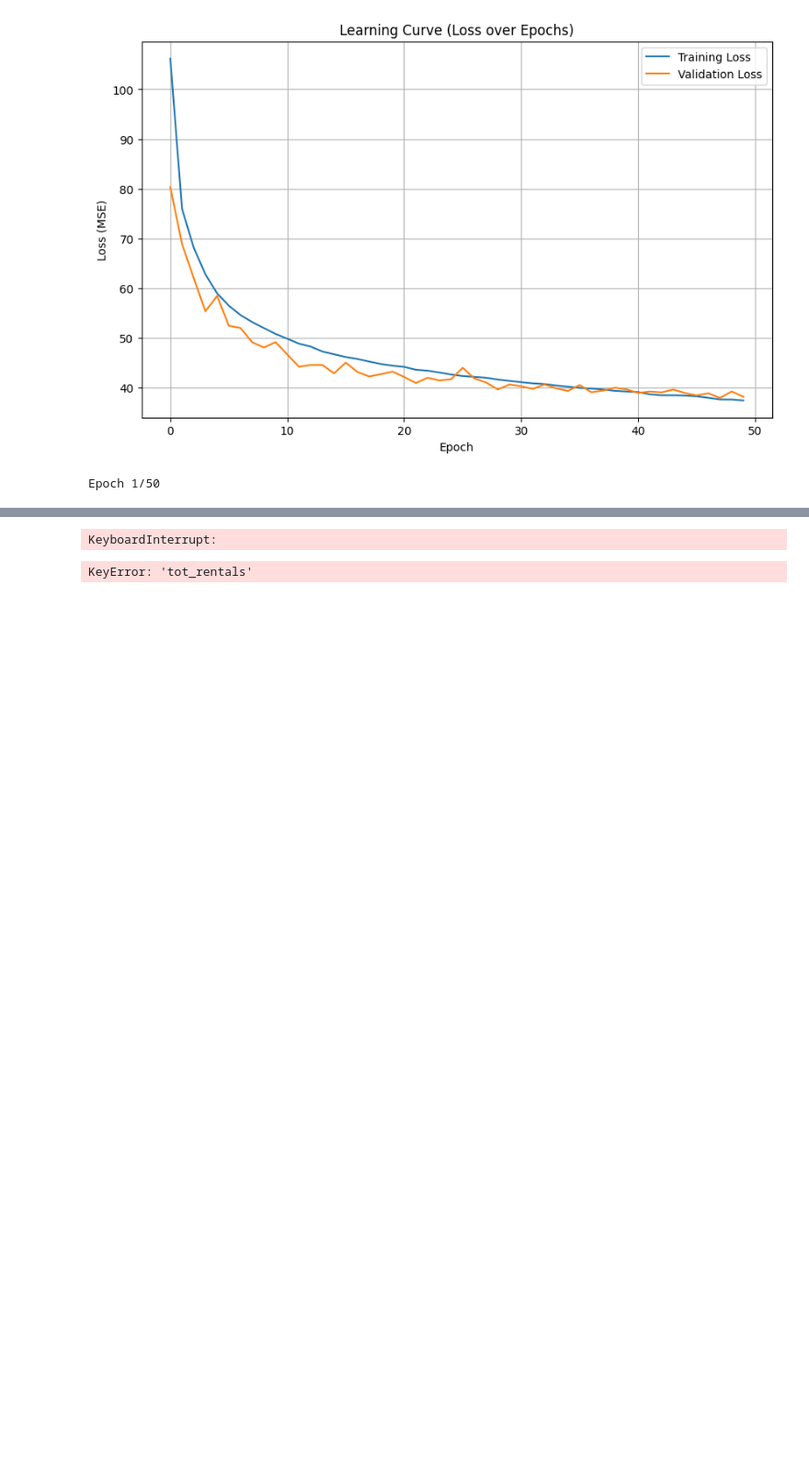
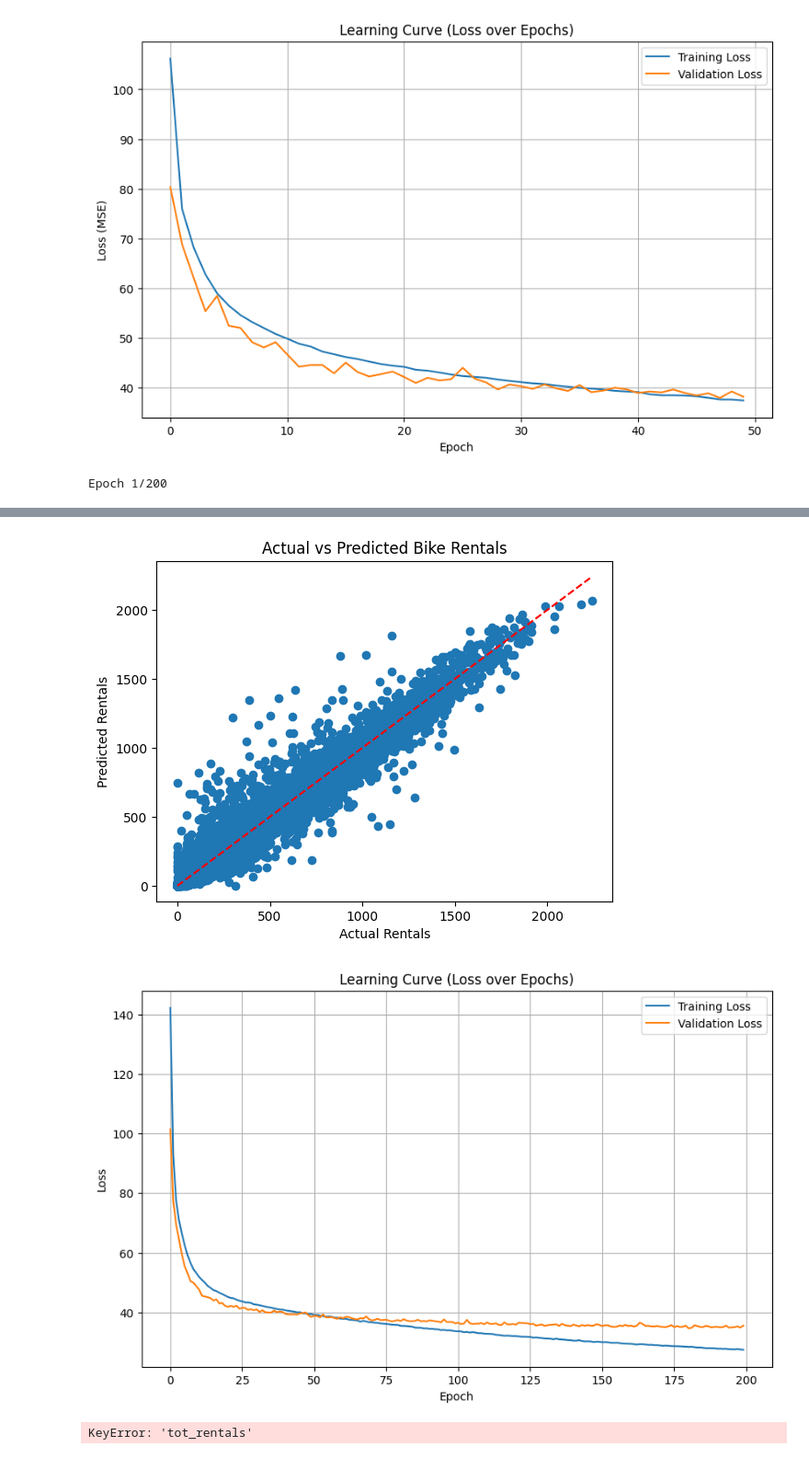
Before and after one commit to mickeyrahm/Portfolio, a Jupyter notebook: notebooks/starter_bikes.ipynb, the cells around one changed output, grey strips where cells are left out. Shown at 92% size. Cells and saved outputs as stored; diff of their text form; code cells hidden in the pictures; blank space fills up the shorter version.

```diff
--- a/notebooks/starter_bikes.ipynb
+++ b/notebooks/starter_bikes.ipynb
@@ -255,8 +255,8 @@ model.compile(
 
 # Set up EarlyStopping callback
 early_stop = keras.callbacks.EarlyStopping(
-    monitor='val_loss',
-    patience=5,
+    monitor='val_mae',
+    patience=10,
     restore_best_weights=True
 )
 
@@ -304,4 +304,4 @@ plt.legend()
 plt.grid(True)
 plt.show()
 # %% [output]
-Epoch 1/50
+Epoch 1/200
@@ -311,4 +325,5 @@ Epoch 2/50
-KeyboardInterrupt:
+[figure, added]
+[figure, added]
 # %%
 import pandas as pd
 import numpy as np
```
Also changed, not shown: parts of 2 cells of this notebook.
